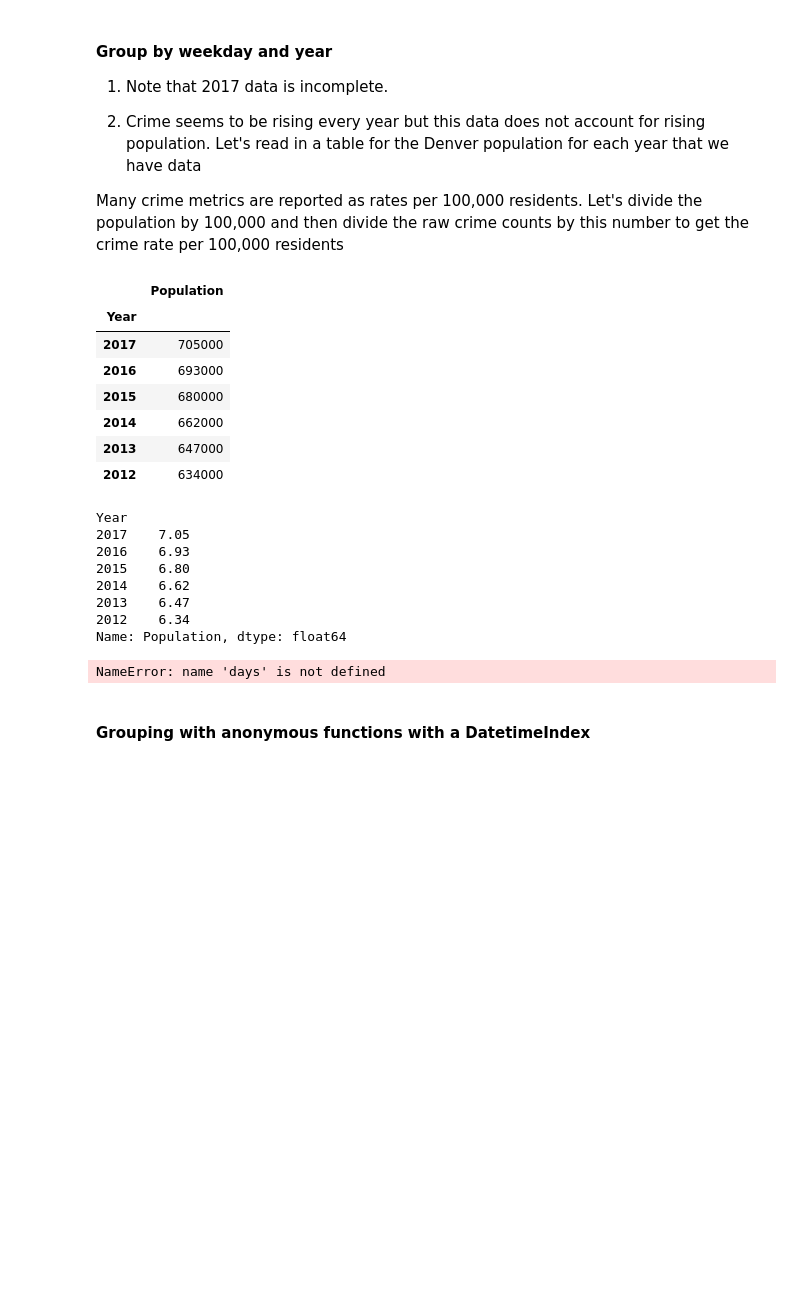
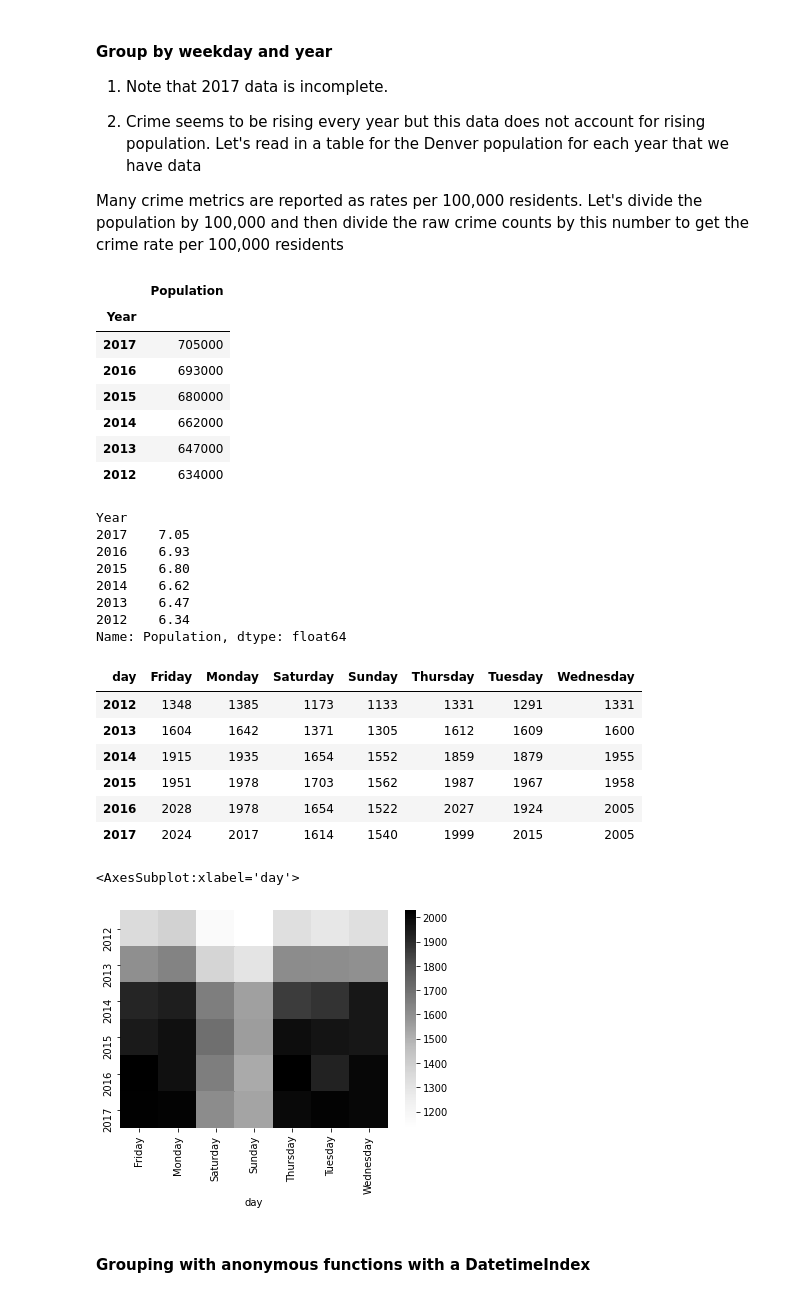
Before and after one commit to pkaran57/python-libs, a Jupyter notebook: pandas-lib/notebook/pandas.ipynb, the cells around one changed output. Cells and saved outputs as stored; diff of their text form; code cells hidden in the pictures; blank space fills up the shorter version.

```diff
--- a/pandas-lib/notebook/pandas.ipynb
+++ b/pandas-lib/notebook/pandas.ipynb
@@ -2607,42 +2607,51 @@ def update_2017(df_):
     )
     return df_
 
-table = (crime_sort
+crime = pd.read_hdf('data/crime.h5', 'crime')
+
+table = (crime
     .groupby(
         # All DataFrame columns / series containing Timestamps have access to numerous other attributes and methods with the .dt attribute
-        [crime.index.to_series().dt.year.rename('year'),
-         crime.index.to_series().dt.day_name().rename('day')])
+        [crime['REPORTED_DATE'].dt.year.rename('year'),
+         crime['REPORTED_DATE'].dt.day_name().rename('day')])
     .size()
      # pivot the weekday level into horizontal column names with .unstack
     .unstack('day')
     .pipe(update_2017)
-    .reindex(columns=days)
     .div(den_100k, axis='index')
     .astype(int)
 )
 
 display(table)
 
 fig, ax = plt.subplots(figsize=(6, 4))
 sns.heatmap(table, cmap='Greys', ax=ax)
 # %% [output]
 |  | Population |
 | Year |  |
 | 2017 | 705000 |
 | 2016 | 693000 |
 | 2015 | 680000 |
 | 2014 | 662000 |
 | 2013 | 647000 |
 | 2012 | 634000 |
 Year
 2017    7.05
 2016    6.93
 2015    6.80
 2014    6.62
 2013    6.47
 2012    6.34
 Name: Population, dtype: float64
+| day | Friday | Monday | Saturday | Sunday | Thursday | Tuesday | Wednesday |
+| 2012 | 1348 | 1385 | 1173 | 1133 | 1331 | 1291 | 1331 |
+| 2013 | 1604 | 1642 | 1371 | 1305 | 1612 | 1609 | 1600 |
+| 2014 | 1915 | 1935 | 1654 | 1552 | 1859 | 1879 | 1955 |
+| 2015 | 1951 | 1978 | 1703 | 1562 | 1987 | 1967 | 1958 |
+| 2016 | 2028 | 1978 | 1654 | 1522 | 2027 | 1924 | 2005 |
+| 2017 | 2024 | 2017 | 1614 | 1540 | 1999 | 2015 | 2005 |
-NameError: name 'days' is not defined
+<AxesSubplot:xlabel='day'>
+[figure, added]
 # %% [markdown]
 #### Grouping with anonymous functions with a DatetimeIndex
 # %%
```
Also changed, not shown: parts of 11 cells of this notebook.
